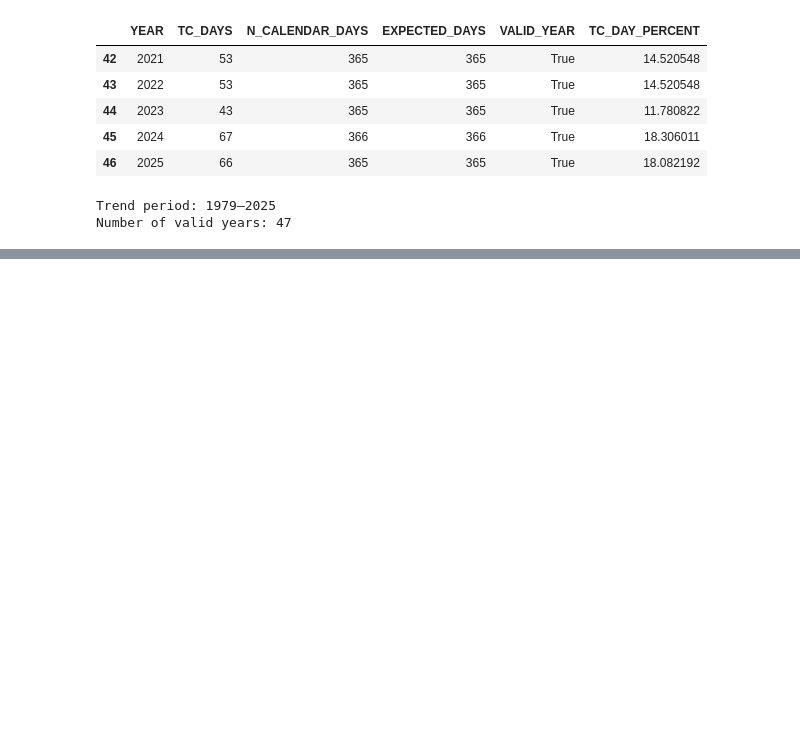
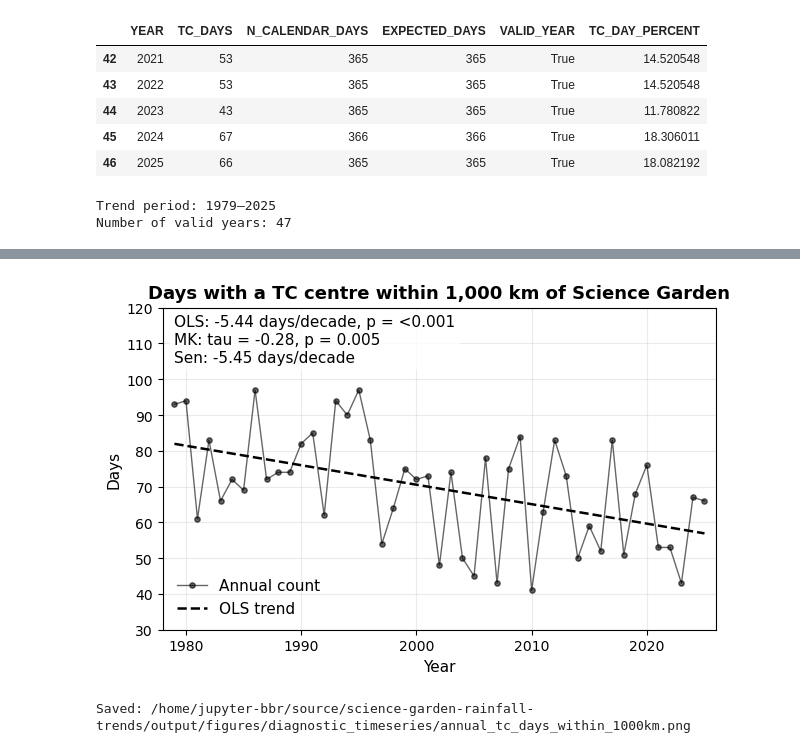
Before and after one commit to baracoma/science-garden-rainfall-trends, a Jupyter notebook: 02_analysis_and_figures.ipynb, the cells around one changed output, grey strips where cells are left out. Cells and saved outputs as stored; diff of their text form; code cells hidden in the pictures; blank space fills up the shorter version.

```diff
--- a/02_analysis_and_figures.ipynb
+++ b/02_analysis_and_figures.ipynb
@@ -3863,6 +3926,12 @@ NameError: name 'annual_tc_day_trend' is not defined
 # ============================================================
 # Plot annual nearby-TC day count
 # ============================================================
+
+TITLE_FS = 13
+LABEL_FS = 11
+TICK_FS = 10
+ANNOTATION_FS = 11
+LEGEND_FS = 11
 
 x = annual_tc_days_valid["YEAR"].to_numpy(
     dtype=float
@@ -3872,11 +3941,8 @@ y = annual_tc_days_valid["TC_DAYS"].to_numpy(
     dtype=float
 )
 
-# fig, ax = plt.subplots(
-#     figsize=(7.2, 4.0)
-# )
 fig, ax = plt.subplots(
-    figsize=(6, 4.0)
+    figsize=(6.4, 4.2)
 )
 
 # Annual values
@@ -3884,11 +3950,11 @@ ax.plot(
     x,
     y,
     marker="o",
-    markersize=3.5,
-    linewidth=0.9,
+    markersize=3.8,
+    linewidth=1.0,
     alpha=0.60,
     label="Annual count",
-    color='black'
+    color="black",
 )
 
 # OLS trend line
@@ -3907,9 +3973,9 @@ ax.plot(
     x_trend,
     y_ols,
     linestyle="--",
-    linewidth=1.7,
+    linewidth=1.8,
     label="OLS trend",
-    color='black'
+    color="black",
 )
 
 # Theil-Sen trend line
@@ -3925,14 +3991,6 @@ y_sen = (
     sen_intercept
     + sen_slope_year * x_trend
 )
-
-# ax.plot(
-#     x_trend,
-#     y_sen,
-#     linestyle=":",
-#     linewidth=1.7,
-#     label="Theil-Sen trend",
-# )
 
 # Annotation
 annotation = (
@@ -3959,9 +4017,10 @@ ax.text(
     transform=ax.transAxes,
     ha="left",
     va="top",
-    fontsize=8,
+    fontsize=ANNOTATION_FS,
+    linespacing=1.25,
     bbox={
-        "boxstyle": "round,pad=0.25",
+        "boxstyle": "round,pad=0.28",
         "facecolor": "white",
         "edgecolor": "none",
         "alpha": 0.80,
@@ -3971,17 +4030,19 @@ ax.text(
 ax.set_title(
     "Days with a TC centre within 1,000 km "
     "of Science Garden",
-    fontsize=11,
+    fontsize=TITLE_FS,
+    fontweight="bold",
+    pad=7,
 )
 
 ax.set_xlabel(
     "Year",
-    fontsize=9,
+    fontsize=LABEL_FS,
 )
 
 ax.set_ylabel(
     "Days",
-    fontsize=9,
+    fontsize=LABEL_FS,
 )
 
 ax.set_xlim(
@@ -4015,35 +4076,38 @@ ax.grid(
     alpha=0.25,
 )
 
 ax.legend(
     frameon=False,
-    fontsize=8,
+    fontsize=LEGEND_FS,
     loc="lower left",
 )
 
 ax.tick_params(
     axis="both",
-    labelsize=8,
+    labelsize=TICK_FS,
 )
 
 fig.tight_layout()
 
 tc_day_figure_path = (
     DIAGNOSTIC_FIGURE_DIR
     / "annual_tc_days_within_1000km.png"
 )
 
 plt.savefig(
     tc_day_figure_path,
     dpi=FIGURE_DPI,
     bbox_inches="tight",
 )
 
 plt.show()
 
 print(
     f"Saved: {tc_day_figure_path}"
 )
+# %% [output]
+[figure, added]
+Saved: /home/jupyter-bbr/source/science-garden-rainfall-trends/output/figures/diagnostic_timeseries/annual_tc_days_within_1000km.png
 # %%
 # ============================================================
 # Seasonal trends in days with a TC centre within 1,000 km
```
Also changed, not shown: parts of 6 cells of this notebook.
